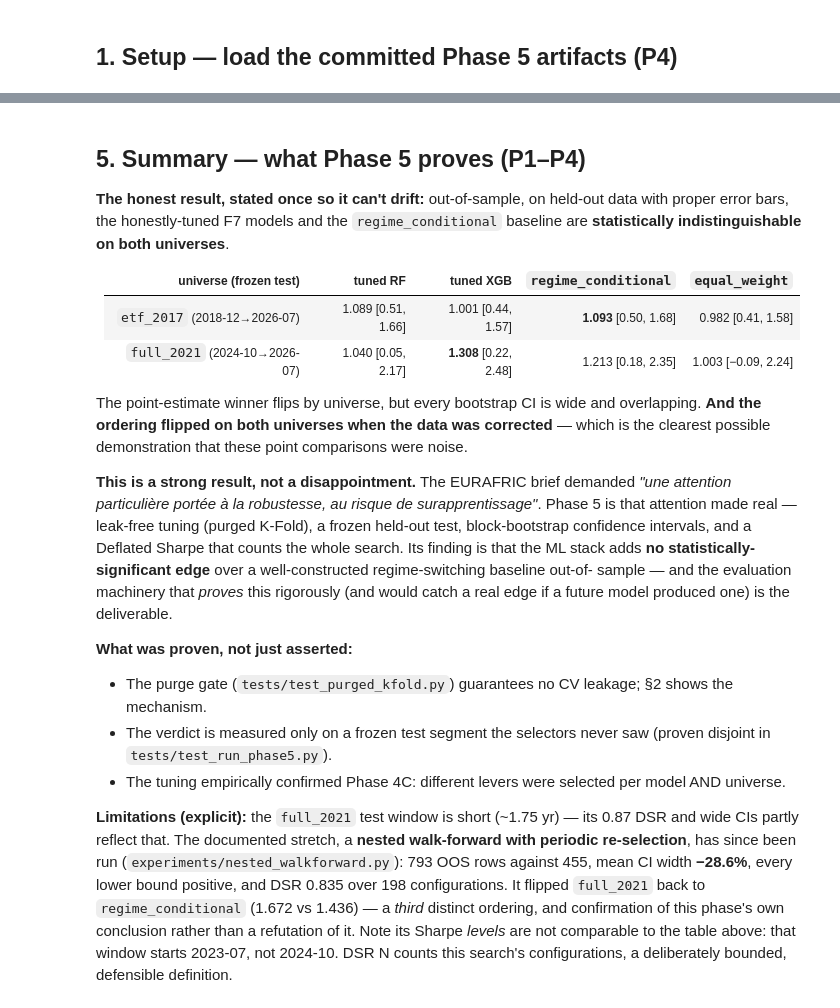
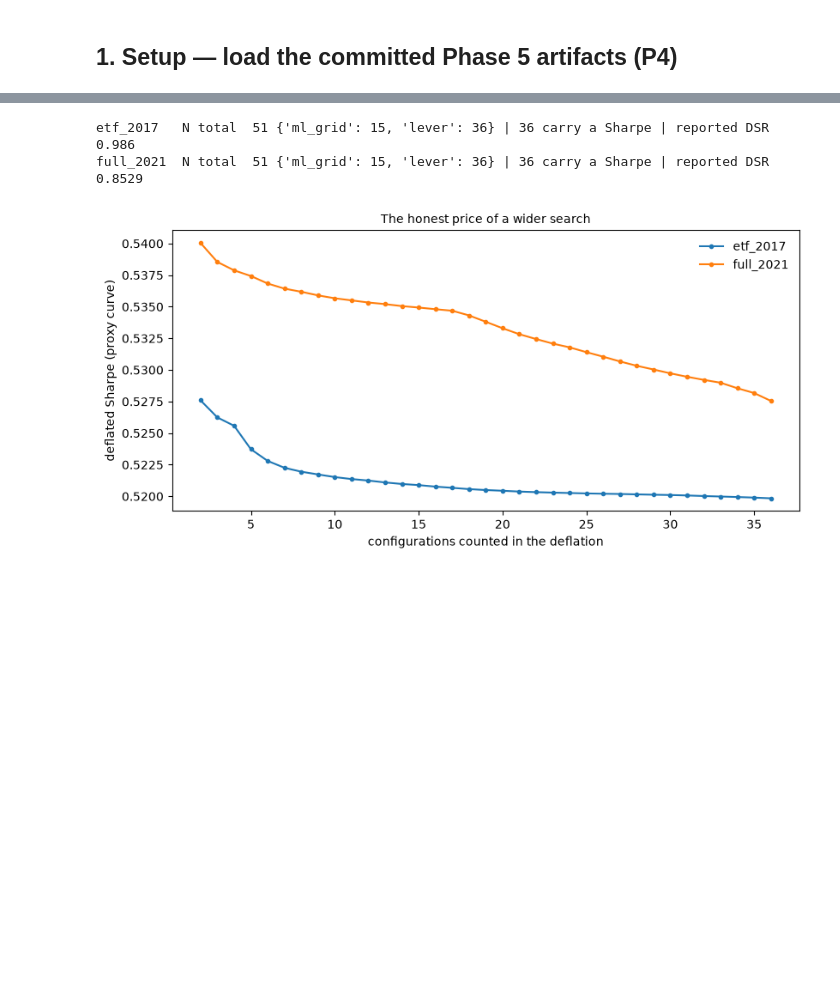
Before and after one commit to SouhailBourhim/Portfolio_ML, a Jupyter notebook: notebooks/phase5_oos_evaluation.ipynb, the cells around one changed output, grey strips where cells are left out. Saved outputs shown, nothing was run; the diff lists cells and outputs as text; code cells hidden in the pictures; blank space fills up the shorter version.

```diff
--- a/notebooks/phase5_oos_evaluation.ipynb
+++ b/notebooks/phase5_oos_evaluation.ipynb
@@ -286,38 +340,33 @@ the portfolio verdict moved *against* F7.
-# %% [markdown]
-## 5. Summary — what Phase 5 proves (P1–P4)
-
-**The honest result, stated once so it can't drift:** out-of-sample, on held-out data with proper
-error bars, the honestly-tuned F7 models and the `regime_conditional` baseline are **statistically
-indistinguishable on both universes**.
-
-| universe (frozen test) | tuned RF | tuned XGB | `regime_conditional` | `equal_weight` |
-|---|---|---|---|---|
-| `etf_2017` (2018-12→2026-07) | 1.089 [0.51, 1.66] | 1.001 [0.44, 1.57] | **1.093** [0.50, 1.68] | 0.982 [0.41, 1.58] |
-| `full_2021` (2024-10→2026-07) | 1.040 [0.05, 2.17] | **1.308** [0.22, 2.48] | 1.213 [0.18, 2.35] | 1.003 [−0.09, 2.24] |
-
-The point-estimate winner flips by universe, but every bootstrap CI is wide and overlapping.
-**And the ordering flipped on both universes when the data was corrected** — which is the clearest
-possible demonstration that these point comparisons were noise.
-
-**This is a strong result, not a disappointment.** The EURAFRIC brief demanded *"une attention
-particulière portée à la robustesse, au risque de surapprentissage"*. Phase 5 is that attention made
-real — leak-free tuning (purged K-Fold), a frozen held-out test, block-bootstrap confidence
-intervals, and a Deflated Sharpe that counts the whole search. Its finding is that the ML stack adds
-**no statistically-significant edge** over a well-constructed regime-switching baseline out-of-
-sample — and the evaluation machinery that *proves* this rigorously (and would catch a real edge if
-a future model produced one) is the deliverable.
-
-**What was proven, not just asserted:**
-- The purge gate (`tests/test_purged_kfold.py`) guarantees no CV leakage; §2 shows the mechanism.
-- The verdict is measured only on a frozen test segment the selectors never saw (proven disjoint in
-  `tests/test_run_phase5.py`).
-- The tuning empirically confirmed Phase 4C: different levers were selected per model AND universe.
-
-**Limitations (explicit):** the `full_2021` test window is short (~1.75 yr) — its 0.87 DSR and wide
-CIs partly reflect that. The documented stretch, a **nested walk-forward with periodic
-re-selection**, has since been run (`experiments/nested_walkforward.py`): 793 OOS rows against 455,
-mean CI width **−28.6%**, every lower bound positive, and DSR 0.835 over 198 configurations. It
-flipped `full_2021` back to `regime_conditional` (1.672 vs 1.436) — a *third* distinct ordering, and
-confirmation of this phase's own conclusion rather than a refutation of it. Note its Sharpe *levels*
-are not comparable to the table above: that window starts 2023-07, not 2024-10. DSR N counts this
-search's configurations, a deliberately bounded, defensible definition.
+# %%
+# The ledger is schema 2: every trial is a dict, and the ML hyperparameter grid is
+# now recorded alongside the portfolio-lever grid. Schema 1 counted only the levers,
+# understating the search — the deflation below is against the honest N.
+from scipy.stats import norm
+
+fig, ax = plt.subplots(figsize=(8.4, 4.2))
+for uni in RESULTS:
+    trials = LEDGER[uni]
+    sharpes = [t["per_period_sharpe"] for t in trials if t.get("per_period_sharpe") is not None]
+    cand = max(sharpes)
+    ns, curve = list(range(2, len(sharpes) + 1)), []
+    for n in ns:
+        sub = sorted(sharpes, reverse=True)[:n]
+        var = np.var(sub, ddof=1)
+        sr_star = np.sqrt(var) * ((1 - 0.5772) * norm.ppf(1 - 1/n)
+                                  + 0.5772 * norm.ppf(1 - 1/(n * np.e)))
+        curve.append(float(norm.cdf(cand - sr_star)))
+    ax.plot(ns, curve, marker="o", ms=3, label=uni)
+
+    kinds = RESULTS[uni]["search_ledger"]["n_by_kind"]
+    print(f"{uni:10s} N total {RESULTS[uni]['search_ledger']['n_trials_total']:3d} {kinds} | "
+          f"{len(sharpes)} carry a Sharpe | reported DSR "
+          f"{RESULTS[uni]['best_tuned_dsr_vs_search']}")
+
+ax.set_xlabel("configurations counted in the deflation")
+ax.set_ylabel("deflated Sharpe (proxy curve)")
+ax.set_title("The honest price of a wider search", fontsize=10)
+ax.legend(frameon=False); plt.tight_layout(); plt.show()
+# %% [output]
+etf_2017   N total  51 {'ml_grid': 15, 'lever': 36} | 36 carry a Sharpe | reported DSR 0.986
+full_2021  N total  51 {'ml_grid': 15, 'lever': 36} | 36 carry a Sharpe | reported DSR 0.8529
+[figure, added]
```
Also changed, not shown: parts of 25 cells of this notebook.
